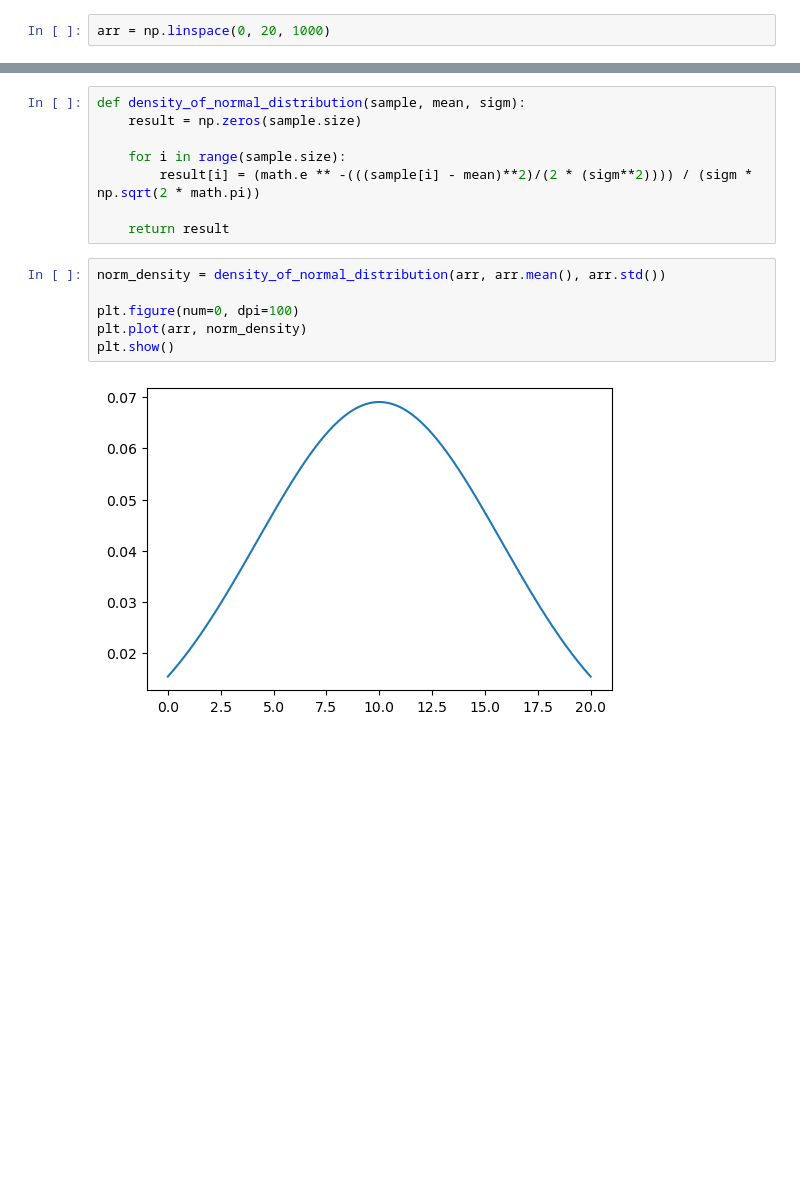
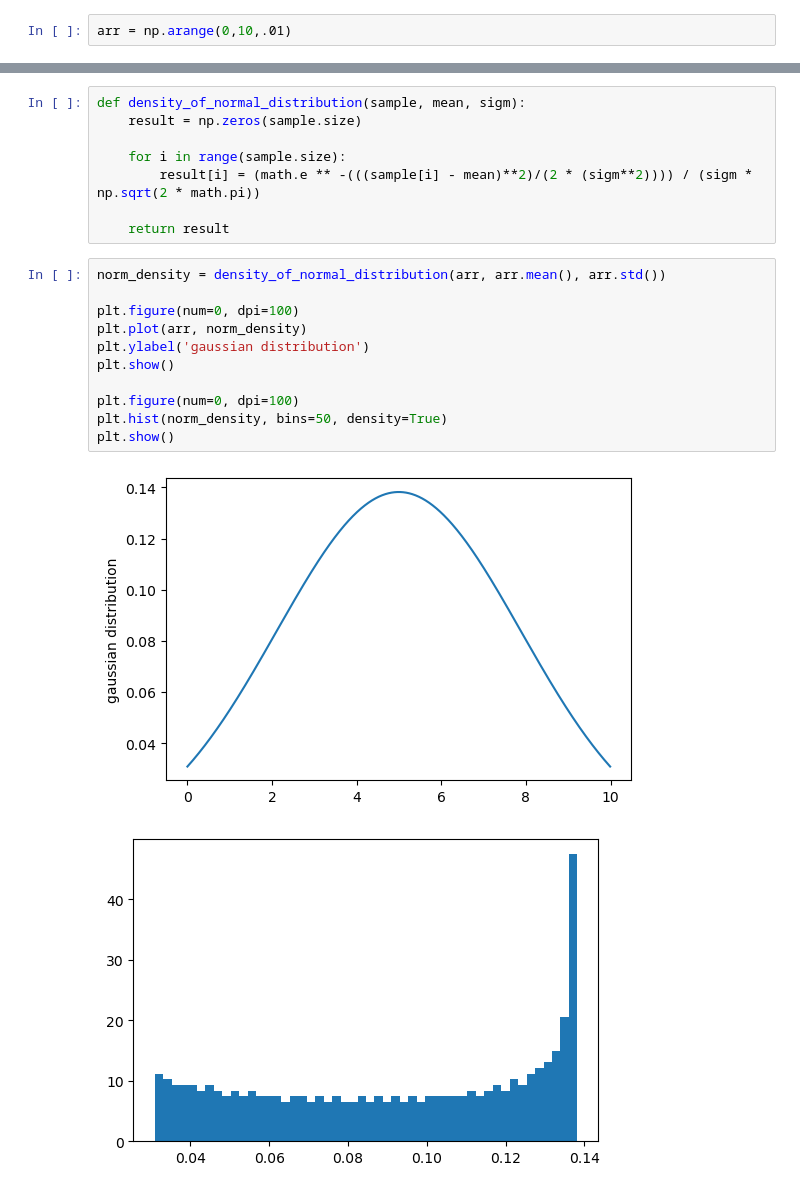
Before and after one commit to advanced-user/PTMS, a Jupyter notebook: Lab3/DistributiveLaws.ipynb, the cells around one changed output, grey strips where cells are left out. Drawn from its saved outputs; the diff is of its cells as text; blank space fills up the shorter version.

```diff
--- a/Lab3/DistributiveLaws.ipynb
+++ b/Lab3/DistributiveLaws.ipynb
@@ -6,5 +7,5 @@ import matplotlib.pyplot as plt
 # %%
-arr = np.linspace(0, 20, 1000)
+arr = np.arange(0,10,.01)
 # %% [markdown]
 # Рівномірний розподіл
 # %%
@@ -85,8 +86,14 @@ def density_of_normal_distribution(sample, mean, sigm):
 # %%
 norm_density = density_of_normal_distribution(arr, arr.mean(), arr.std())
 
 plt.figure(num=0, dpi=100)
 plt.plot(arr, norm_density)
+plt.ylabel('gaussian distribution')
 plt.show()
+
+plt.figure(num=0, dpi=100)
+plt.hist(norm_density, bins=50, density=True)
+plt.show()
 # %% [output]
-[figure, old version]
+[figure, new version]
+[figure, added]
```
Also changed, not shown: parts of 11 cells of this notebook, 3 other files.
